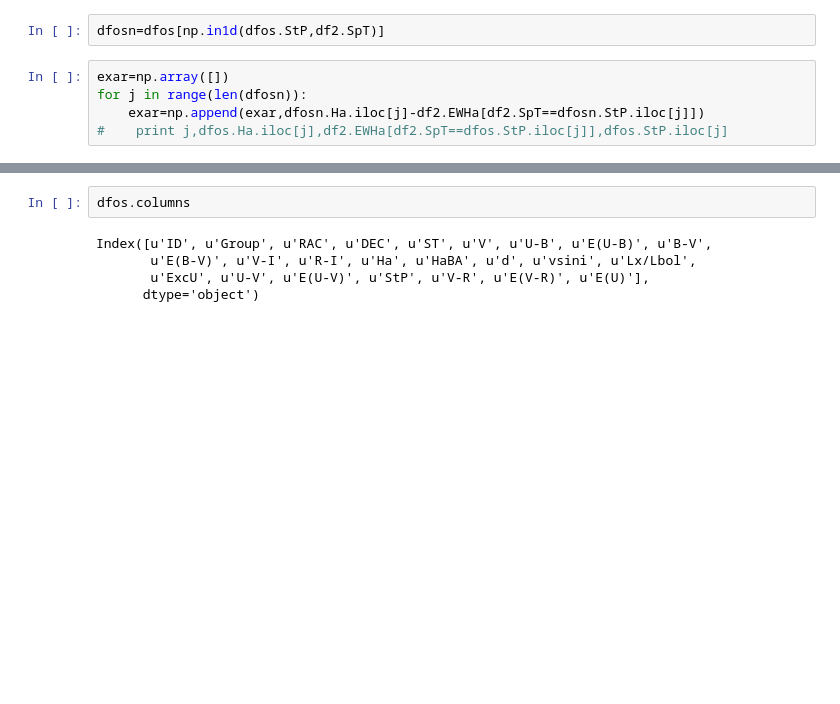
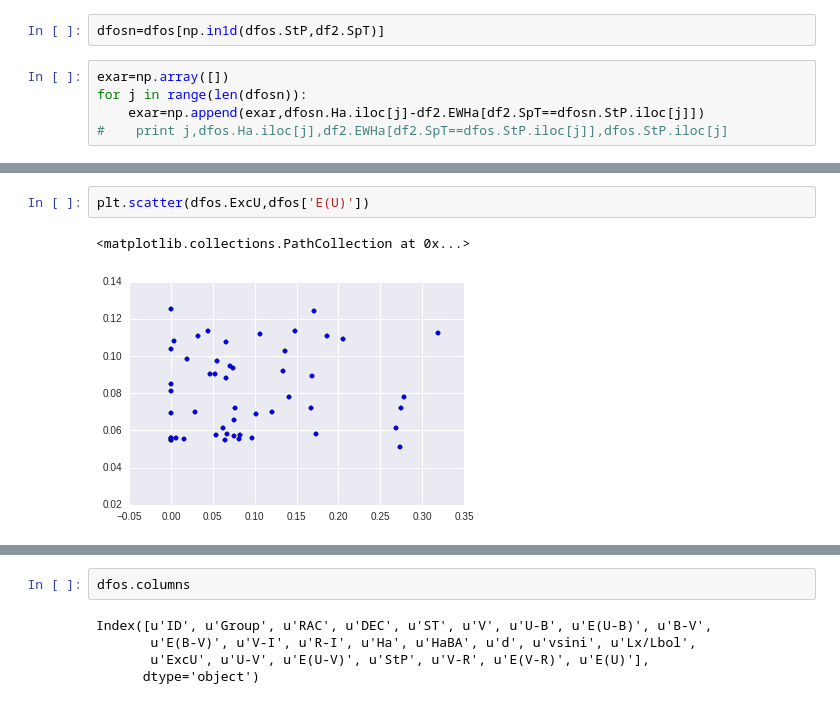
Before and after one commit to saint-germain/estrellas, a Jupyter notebook: confidenceintervals.ipynb, the cells around one changed output, grey strips where cells are left out. Drawn from its saved outputs; the diff is of its cells as text; blank space fills up the shorter version.

```diff
--- a/confidenceintervals.ipynb
+++ b/confidenceintervals.ipynb
@@ -279,0 +393,5 @@ exar.shape
+# %%
+plt.scatter(dfos.ExcU,dfos['E(U)'])
+# %% [output]
+<matplotlib.collections.PathCollection at 0x...>
+[figure, added]
```
Also changed, not shown: parts of 24 cells of this notebook.
